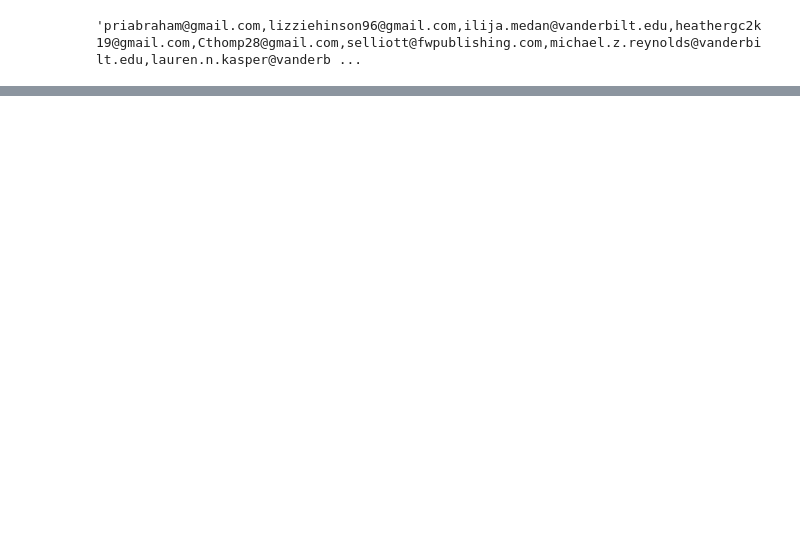
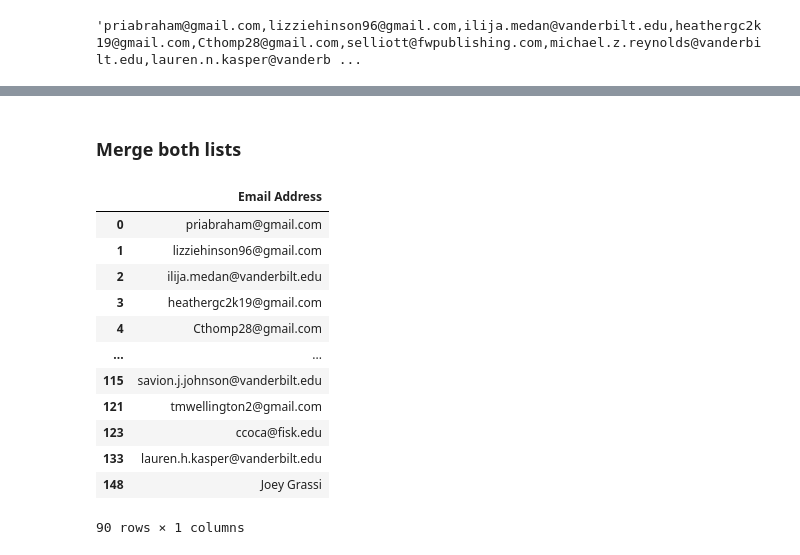
Before and after one commit to astropatel/Gmail-API, a Jupyter notebook: access_gmail_play.ipynb, the cells around one changed output, grey strips where cells are left out. Saved outputs shown, nothing was run; the diff lists cells and outputs as text; code cells hidden in the pictures; blank space fills up the shorter version.

```diff
--- a/access_gmail_play.ipynb
+++ b/access_gmail_play.ipynb
@@ -322,0 +395,7 @@ service
+# %% [markdown]
+### Merge both lists
+# %%
+gmail_df = pd.DataFrame({'Email Address':gmail_emails})
+new_email_df = pd.concat([gmail_df, sheet_emails],ignore_index=True)
+# %%
+new_email_df.drop_duplicates(inplace=True)
@@ -322,0 +404,16 @@ service
+# %%
+new_email_df
+# %% [output]
+|  | Email Address |
+| 0 | priabraham@gmail.com |
+| 1 | lizziehinson96@gmail.com |
+| 2 | ilija.medan@vanderbilt.edu |
+| 3 | heathergc2k19@gmail.com |
+| 4 | Cthomp28@gmail.com |
+| ... | ... |
+| 115 | savion.j.johnson@vanderbilt.edu |
+| 121 | tmwellington2@gmail.com |
+| 123 | ccoca@fisk.edu |
+| 133 | lauren.h.kasper@vanderbilt.edu |
+| 148 | Joey Grassi |
+90 rows × 1 columns
```
Also changed, not shown: parts of 33 cells of this notebook, 1 other file.
